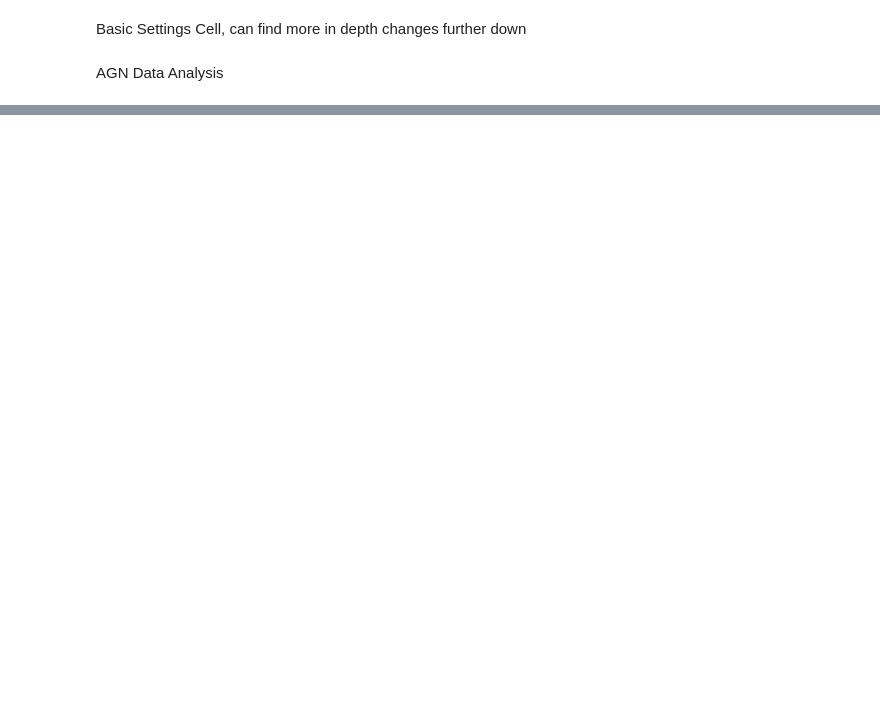
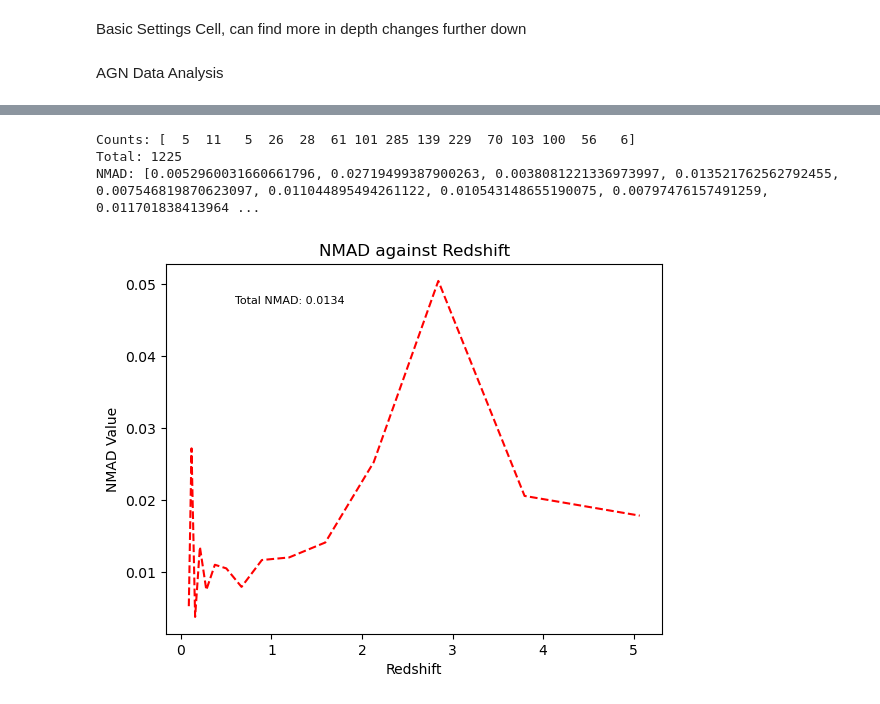
Before and after one commit to eddie-cunning/AGN_Template, a Jupyter notebook: Eazy_test.ipynb, the cells around one changed output, grey strips where cells are left out. Cells and saved outputs as stored; diff of their text form; code cells hidden in the pictures; blank space fills up the shorter version.

```diff
--- a/Eazy_test.ipynb
+++ b/Eazy_test.ipynb
@@ -260,49 +367,38 @@ fig.savefig(f'outputs/{field}/{test_title}/zphot_zspec_{field}_{id_key}_{agn_sed
 # %%
-combined = list(zip(self.ZSPEC, self.zbest))
-filtered = [(x, y) for x, y in combined if x > 0.005 and y > 0.02]
-sorted_filtered = sorted(filtered, key=lambda x: x[0])
-zspec_sorted, zphot_sorted = zip(*sorted_filtered)
 
-#total NMAD
-dz = (np.array(zphot_sorted) - np.array(zspec_sorted)) / (1 + np.array(zspec_sorted))
-total_nmad = astropy.stats.mad_std(dz)
-print(f'Total NMAD: {total_nmad}')
+logbins_start = np.log10(min(main_red['ZSPEC'])) # using logarithmic bins
+logbins_end = np.log10(max(main_red['ZSPEC'])) + 1e-10 # adding a small value to include the last value
+logbins = np.logspace(logbins_start, logbins_end, num=no_of_bins+1)
+counts_red, bins_red = np.histogram(main_red['ZSPEC'], bins=logbins)
+print(f'Counts: {counts_red}')
+print(f'Total: {len(main_red["ZSPEC"])}')
+bin_centers_red = (np.array(bins_red[:-1]) + np.array(bins_red[1:])) / 2
 
-#outliers
-cat_count = len(dz)
-outliers = np.abs(dz) >= 0.15 # 0.15 is catostrophic_outlier in eazy code
-outliers_count = sum(outliers)
-
-no_of_bins = 15 # no. of bins
-
-logbins_start = np.log10(min(zspec_sorted)) # using logarithmic bins
-logbins_end = np.log10(max(zspec_sorted)) + 1e-10 # adding a small value to include the last value
-logbins = np.logspace(logbins_start, logbins_end, num=no_of_bins+1)
-counts, bins = np.histogram(zspec_sorted, bins=logbins)
-print(f'Counts: {counts}')
-print(f'Total: {len(zspec_sorted)}')
-
-
-last_val = 0
+last_val = 0 # last val is the first value within a bin (say object 2334), while new val is the last
 nmad_val = []
 for bin in range(no_of_bins):
-    new_val = last_val + counts[bin]-1
-    zspec_val = zspec_sorted[last_val:new_val]
-    zphot_val = zphot_sorted[last_val:new_val]
+    new_val = last_val + counts_red[bin]-1
+    zspec_val = main_red['ZSPEC'][last_val:new_val]
+    zphot_val = main_red['ZPHOT'][last_val:new_val]
     dz = (np.array(zphot_val) - np.array(zspec_val)) / (1 + np.array(zspec_val))
     nmad_val.append(astropy.stats.mad_std(dz))
-    last_val = new_val + 1
+    last_val = new_val + 1 # adding 1 to skip the last value of the previous bin
 print(f'NMAD: {nmad_val}')
 
-bin_centers = (np.array(bins[:-1]) + np.array(bins[1:])) / 2
 plt.clf()
-plt.plot(bin_centers, nmad_val, 'r--')  # 'r--' specifies a red dashed line
+plt.plot(bin_centers_red, nmad_val, 'r--')
 
+plt.text(0.25, 0.9, f'Total NMAD: {total_nmad:.4f}', fontsize=8, horizontalalignment='center', verticalalignment='center', transform=plt.gca().transAxes)
 plt.xlabel('Redshift')
 plt.ylabel('NMAD Value')
 
 
 plt.title('NMAD against Redshift')
 
-plt.savefig(f'outputs/{field}/{test_title}/nmad_{field}_{id_key}_{agn_sed}_{use_galaxy_templates}.png')
+plt.savefig(f'outputs/{field}/{test_title}/nmadRED_{field}_{id_key}_{params["Z_STEP"]}_{agn_sed}_{use_galaxy_templates}.png')
 plt.show()
+# %% [output]
+Counts: [  5  11   5  26  28  61 101 285 139 229  70 103 100  56   6]
+Total: 1225
+NMAD: [0.0052960031660661796, 0.02719499387900263, 0.0038081221336973997, 0.013521762562792455, 0.007546819870623097, 0.011044895494261122, 0.010543148655190075, 0.00797476157491259, 0.011701838413964 ...
+[figure, added]
```
Also changed, not shown: parts of 37 cells of this notebook, 38 other files.
